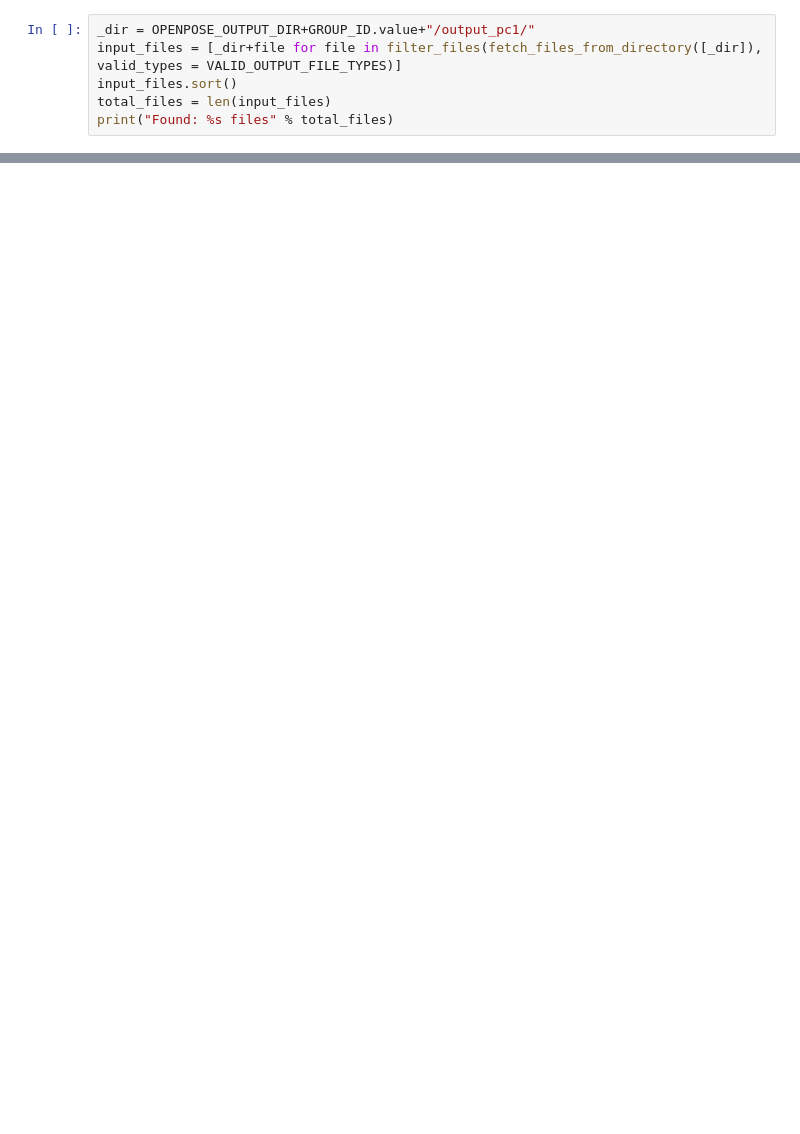
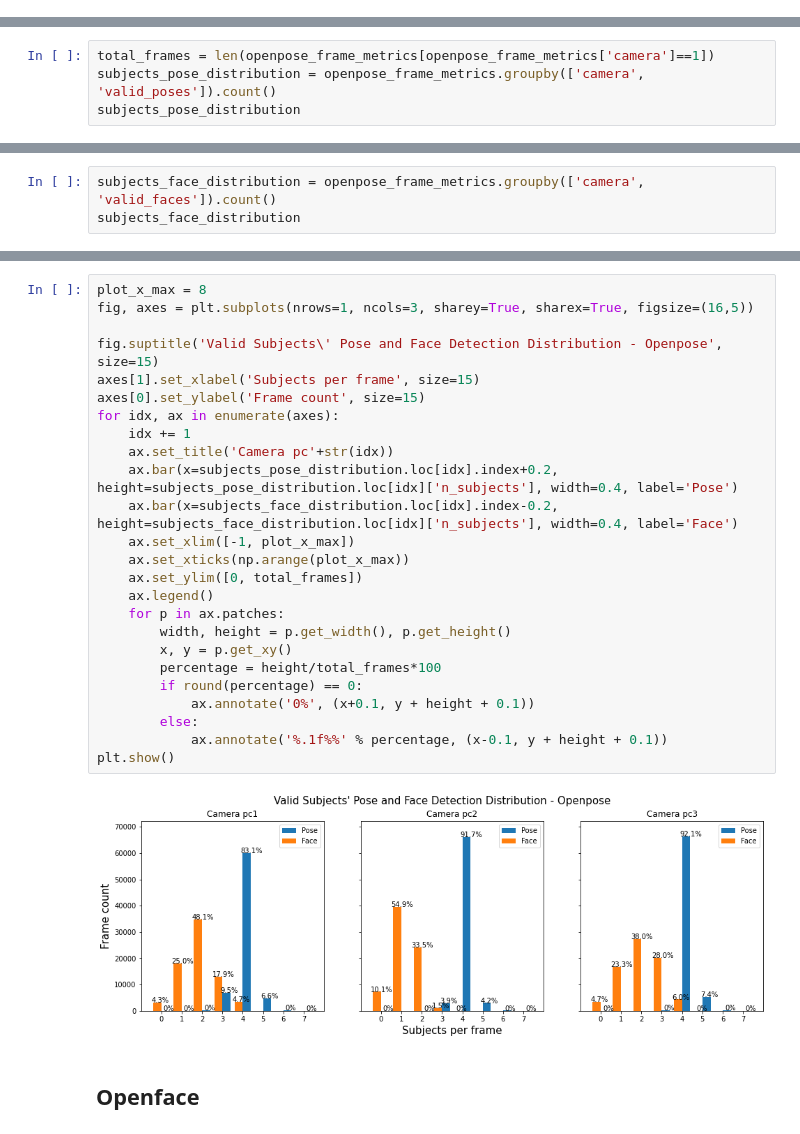
Before and after one commit to fraza0/nonverbal_communication_analysis, a Jupyter notebook: nonverbal_communication_analysis/m_StatisticalAnalysis/openpose_initial_analysis.ipynb, the cells around one changed output, grey strips where cells are left out. Saved outputs shown, nothing was run; the diff lists cells and outputs as text; blank space fills up the shorter version.

```diff
--- a/nonverbal_communication_analysis/m_StatisticalAnalysis/openpose_initial_analysis.ipynb
+++ b/nonverbal_communication_analysis/m_StatisticalAnalysis/openpose_initial_analysis.ipynb
@@ -44,6 +33,0 @@ Dropdown(description='Group:', index=3, options=('3CLC9VWR_output_OLD.tar.gz', '
-# %%
-_dir = OPENPOSE_OUTPUT_DIR+GROUP_ID.value+"/output_pc1/"
-input_files = [_dir+file for file in filter_files(fetch_files_from_directory([_dir]), valid_types = VALID_OUTPUT_FILE_TYPES)]
-input_files.sort()
-total_files = len(input_files)
-print("Found: %s files" % total_files)
@@ -140,0 +94,4 @@ frame.head()
+# %%
+total_frames = len(openpose_frame_metrics[openpose_frame_metrics['camera']==1])
+subjects_pose_distribution = openpose_frame_metrics.groupby(['camera', 'valid_poses']).count()
+subjects_pose_distribution
@@ -140,0 +117,3 @@ frame.head()
+# %%
+subjects_face_distribution = openpose_frame_metrics.groupby(['camera', 'valid_faces']).count()
+subjects_face_distribution
@@ -140,0 +139,29 @@ frame.head()
+# %%
+plot_x_max = 8
+fig, axes = plt.subplots(nrows=1, ncols=3, sharey=True, sharex=True, figsize=(16,5))
+
+fig.suptitle('Valid Subjects\' Pose and Face Detection Distribution - Openpose', size=15)
+axes[1].set_xlabel('Subjects per frame', size=15)
+axes[0].set_ylabel('Frame count', size=15)
+for idx, ax in enumerate(axes):
+    idx += 1
+    ax.set_title('Camera pc'+str(idx))
+    ax.bar(x=subjects_pose_distribution.loc[idx].index+0.2, height=subjects_pose_distribution.loc[idx]['n_subjects'], width=0.4, label='Pose')
+    ax.bar(x=subjects_face_distribution.loc[idx].index-0.2, height=subjects_face_distribution.loc[idx]['n_subjects'], width=0.4, label='Face')
+    ax.set_xlim([-1, plot_x_max])
+    ax.set_xticks(np.arange(plot_x_max))
+    ax.set_ylim([0, total_frames])
+    ax.legend()
+    for p in ax.patches:
+        width, height = p.get_width(), p.get_height()
+        x, y = p.get_xy()
+        percentage = height/total_frames*100
+        if round(percentage) == 0:
+            ax.annotate('0%', (x+0.1, y + height + 0.1))
+        else:
+            ax.annotate('%.1f%%' % percentage, (x-0.1, y + height + 0.1))
+plt.show()
+# %% [output]
+[figure, added]
+# %% [markdown]
+## Openface
```
Also changed, not shown: parts of 29 cells of this notebook.
